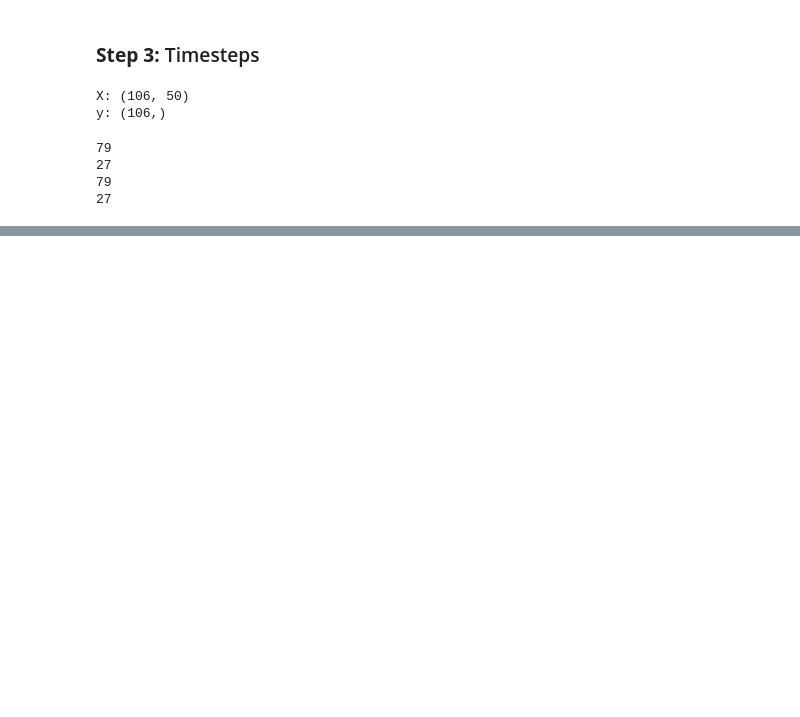
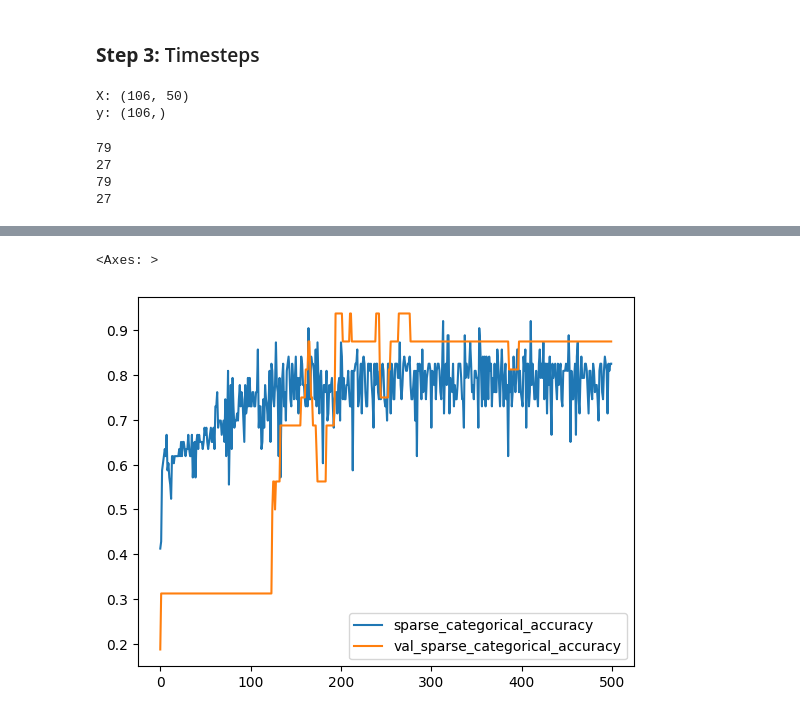
Before and after one commit to FabianZsolt/deeplearning, a Jupyter notebook: Assignments/Exercise project 3 (CNN time-series classification)/Exercise project 3 (CNN time-series classification).ipynb, the cells around one changed output, grey strips where cells are left out. Drawn from its saved outputs; the diff is of its cells as text; code cells hidden in the pictures; blank space fills up the shorter version.

```diff
--- a/Assignments/Exercise project 3 (CNN time-series classification)/Exercise project 3 (CNN time-series classification).ipynb
+++ b/Assignments/Exercise project 3 (CNN time-series classification)/Exercise project 3 (CNN time-series classification).ipynb
@@ -207,0 +255,5 @@ Model: "sequential"
+# %%
+loss_df[['sparse_categorical_accuracy', 'val_sparse_categorical_accuracy']].plot()
+# %% [output]
+<Axes: >
+[figure, added]
```
Also changed, not shown: parts of 3 cells of this notebook, 1 other file.
